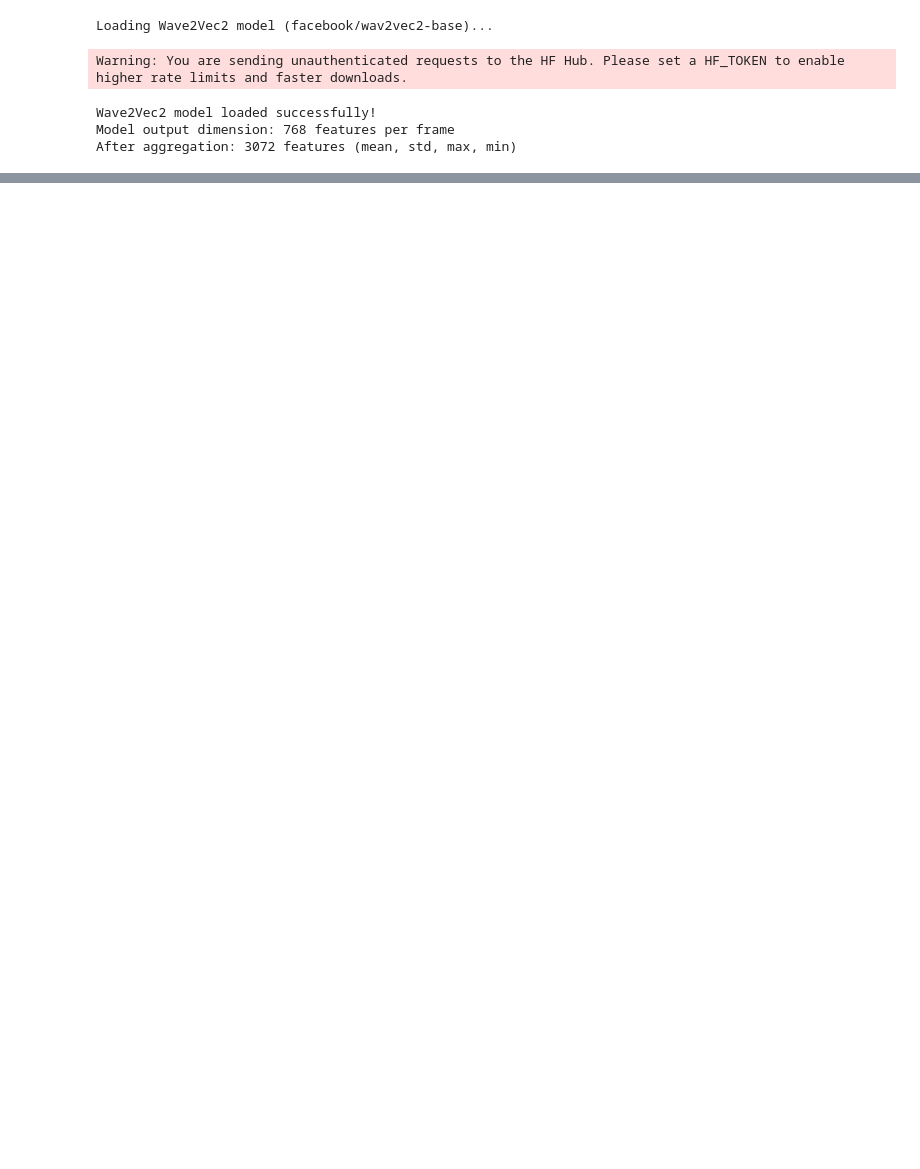
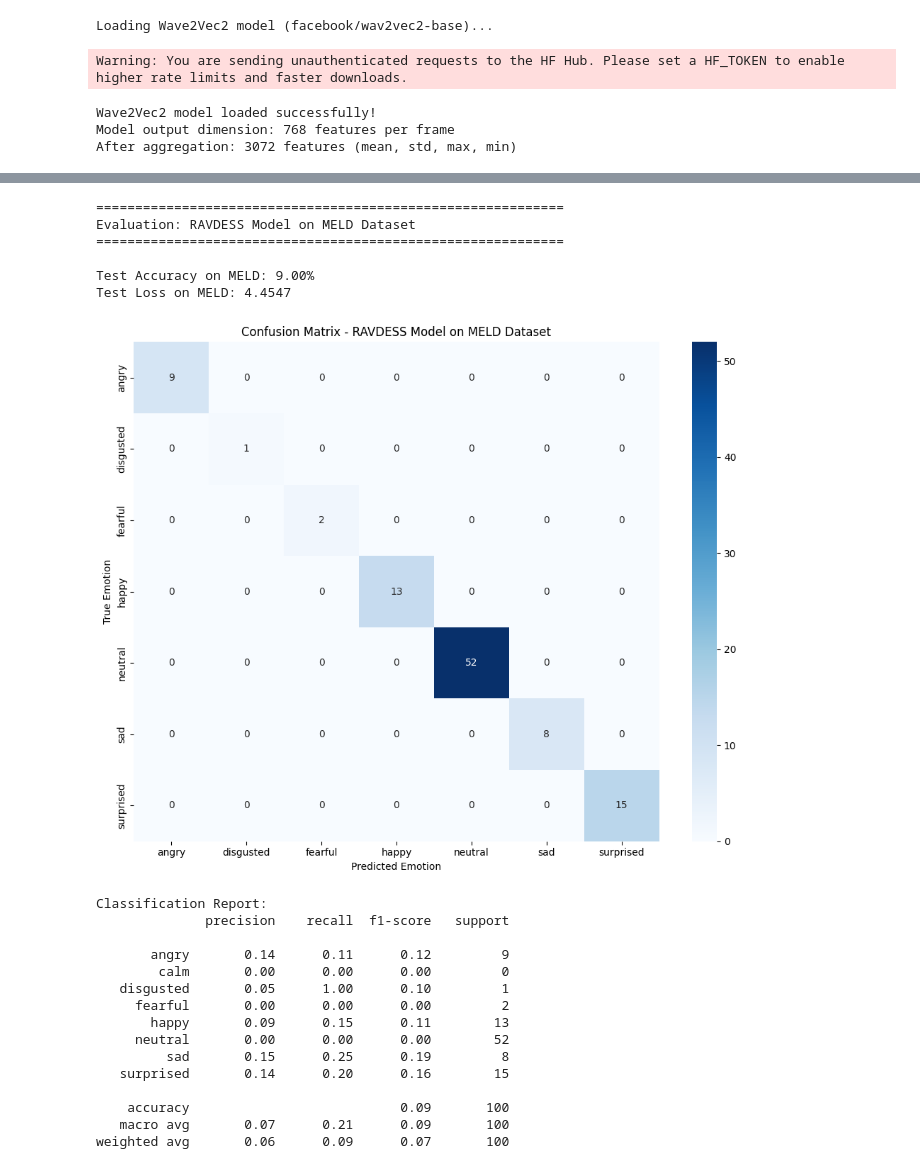
Before and after one commit to ChipsTruffe/Wav2Emotions, a Jupyter notebook: evaluation.ipynb, the cells around one changed output, grey strips where cells are left out. Drawn from its saved outputs; the diff is of its cells as text; code cells hidden in the pictures; blank space fills up the shorter version.

Commit message:
pretrained models

```diff
--- a/evaluation.ipynb
+++ b/evaluation.ipynb
@@ -227,0 +185,13 @@ torch.save(model, "models/wavClassifier.pth")
+# %%
+from utils import load_meld_data
+print("Loading MELD dataset subset for testing...")
+print(f"MELD folder: {MELD_FOLDER}")
+
+X_meld, y_meld = load_meld_data(
+    data_folder=MELD_FOLDER,
+    processor=processor,
+    wave2vec_model=wave2vec_model,
+    device=device,
+    split='train',
+    max_samples=100
+)
@@ -227,0 +265,67 @@ torch.save(model, "models/wavClassifier.pth")
+# %%
+print("="*60)
+print("Evaluation: RAVDESS Model on MELD Dataset")
+print("="*60)
+
+if len(X_meld) > 0 and model is not None:
+    # Evaluate model on MELD data
+    criterion = nn.CrossEntropyLoss()
+    test_loss, test_acc, all_preds, all_labels = evaluate(model, test_loader, criterion, device)
+
+    print(f"\nTest Accuracy on MELD: {test_acc:.2f}%")
+    print(f"Test Loss on MELD: {test_loss:.4f}")
+
+    # MELD emotions (may not all be present in the subset)
+    meld_emotion_list = sorted(set(y_meld))
+
+    # Map predictions and labels to emotion names
+    from models import EMOTION_TO_IDX, IDX_TO_EMOTION
+
+    # Create mapping from MELD emotion names to indices
+    meld_to_idx = {emotion: idx for idx, emotion in enumerate(meld_emotion_list)}
+
+    # Convert all_labels (which are indices in RAVDESS space) to emotion indices in MELD space
+    # First, get original emotion labels from test dataset
+    true_emotions = [y_meld[i] for i in range(len(test_dataset))]
+    true_indices = [EMOTION_TO_IDX.get(e, 0) for e in true_emotions]
+
+    # Confusion Matrix
+    cm = confusion_matrix(true_emotions, [y_meld[i] if i < len(y_meld) else y_meld[0] for i in range(len(all_preds))])
+
+    plt.figure(figsize=(10, 8))
+    sns.heatmap(cm, annot=True, fmt='d', cmap='Blues',
+                xticklabels=meld_emotion_list, yticklabels=meld_emotion_list)
+    plt.title('Confusion Matrix - RAVDESS Model on MELD Dataset')
+    plt.ylabel('True Emotion')
+    plt.xlabel('Predicted Emotion')
+    plt.tight_layout()
+    plt.show()
+
+    # Classification Report
+    print("\nClassification Report:")
+    print(classification_report(true_emotions, [IDX_TO_EMOTION.get(p, 'unknown') for p in all_preds]))
+else:
+    print("ERROR: Cannot evaluate - missing model or data")
+# %% [output]
+============================================================
+Evaluation: RAVDESS Model on MELD Dataset
+============================================================
+
+Test Accuracy on MELD: 9.00%
+Test Loss on MELD: 4.4547
+[figure, added]
+Classification Report:
+              precision    recall  f1-score   support
+
+       angry       0.14      0.11      0.12         9
+        calm       0.00      0.00      0.00         0
+   disgusted       0.05      1.00      0.10         1
+     fearful       0.00      0.00      0.00         2
+       happy       0.09      0.15      0.11        13
+     neutral       0.00      0.00      0.00        52
+         sad       0.15      0.25      0.19         8
+   surprised       0.14      0.20      0.16        15
+
+    accuracy                           0.09       100
+   macro avg       0.07      0.21      0.09       100
+weighted avg       0.06      0.09      0.07       100
```
Also changed, not shown: parts of 17 cells of this notebook, 6 other files.
